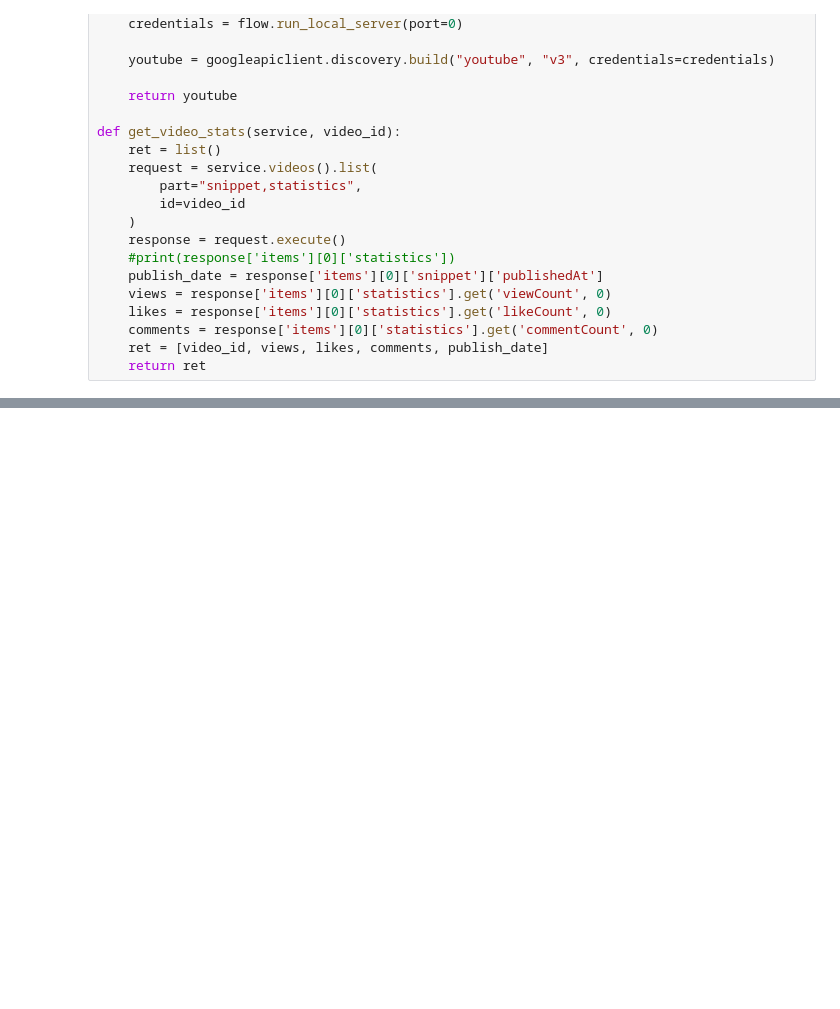
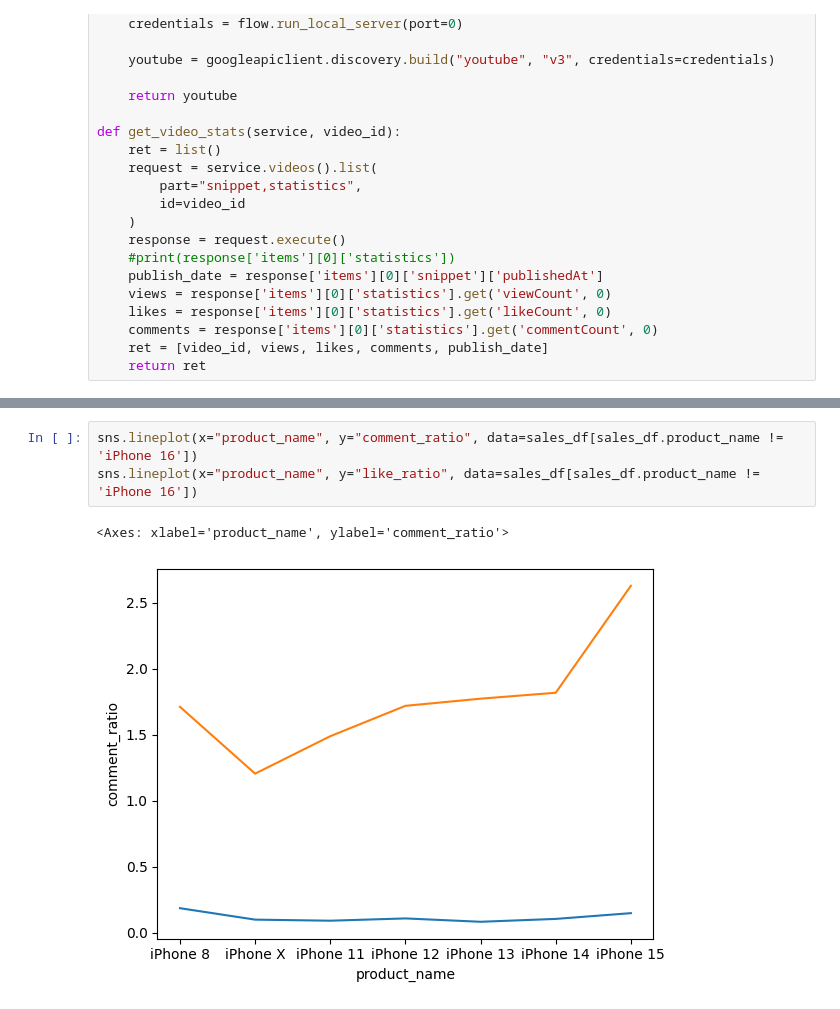
Before and after one commit to eduardoparracho/ReviewerReview, a Jupyter notebook: main.ipynb, the cells around one changed output, grey strips where cells are left out. Drawn from its saved outputs; the diff is of its cells as text; blank space fills up the shorter version.

```diff
--- a/main.ipynb
+++ b/main.ipynb
@@ -82,0 +341,6 @@ df.comments = df.comments.astype(int)
+# %%
+sns.lineplot(x="product_name", y="comment_ratio", data=sales_df[sales_df.product_name != 'iPhone 16'])
+sns.lineplot(x="product_name", y="like_ratio", data=sales_df[sales_df.product_name != 'iPhone 16'])
+# %% [output]
+<Axes: xlabel='product_name', ylabel='comment_ratio'>
+[figure, added]
```
Also changed, not shown: parts of 22 cells of this notebook, 1 other file.
